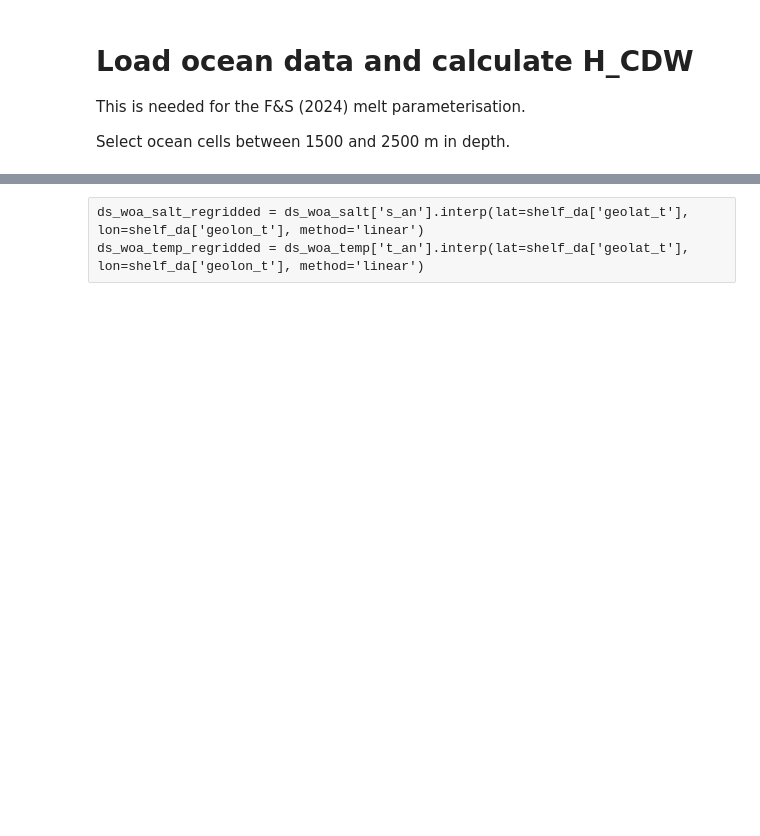
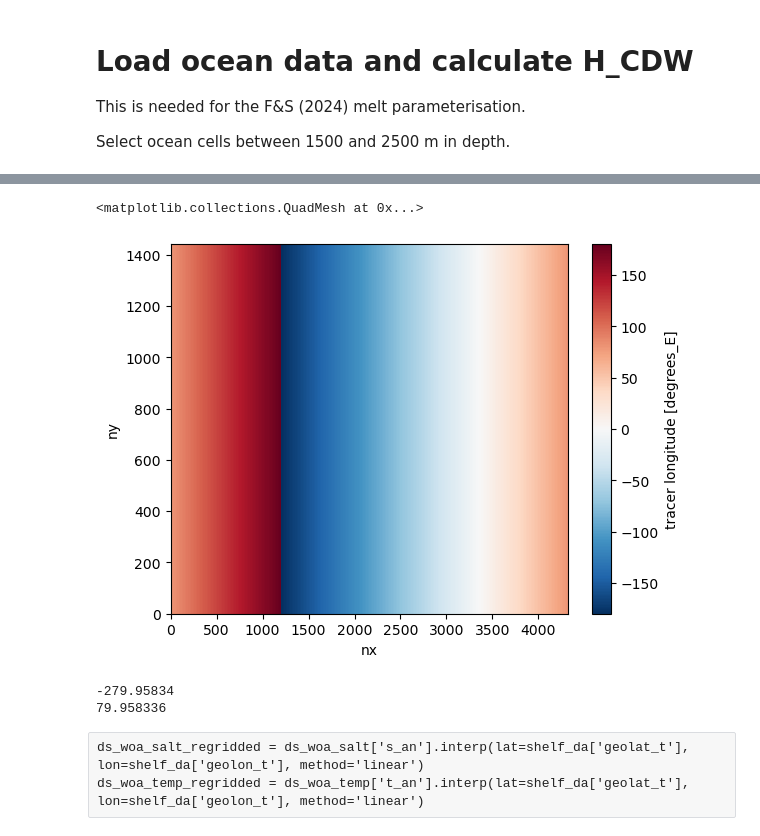
Before and after one commit to edoddridge/antarctic-bathymetry-project, a Jupyter notebook: analysis/basal-melt-parameterisation.ipynb, the cells around one changed output, grey strips where cells are left out. Cells and saved outputs as stored; diff of their text form; code cells hidden in the pictures; blank space fills up the shorter version.

```diff
--- a/analysis/basal-melt-parameterisation.ipynb
+++ b/analysis/basal-melt-parameterisation.ipynb
@@ -805 +842,12 @@ ds_woa_salt = xr.open_dataset('/g/data/jk72/ed7737/datasets/world-ocean-atlas/wo
+# %%
+foo.geolon_t.plot()
+# %% [output]
+<matplotlib.collections.QuadMesh at 0x...>
+[figure, added]
+# %%
+print(grounding_zone_da['geolon_t'].min().values)
+print(grounding_zone_da['geolon_t'].max().values)
+# %% [output]
+-279.95834
+79.958336
 # %%
```
Also changed, not shown: parts of 11 cells of this notebook.
